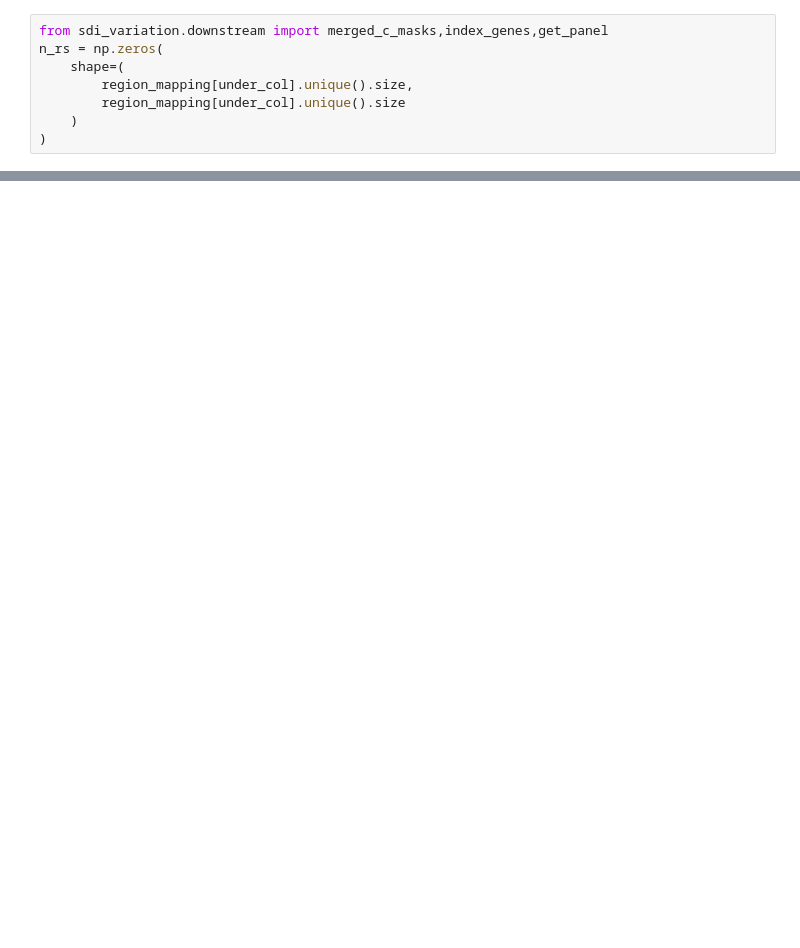
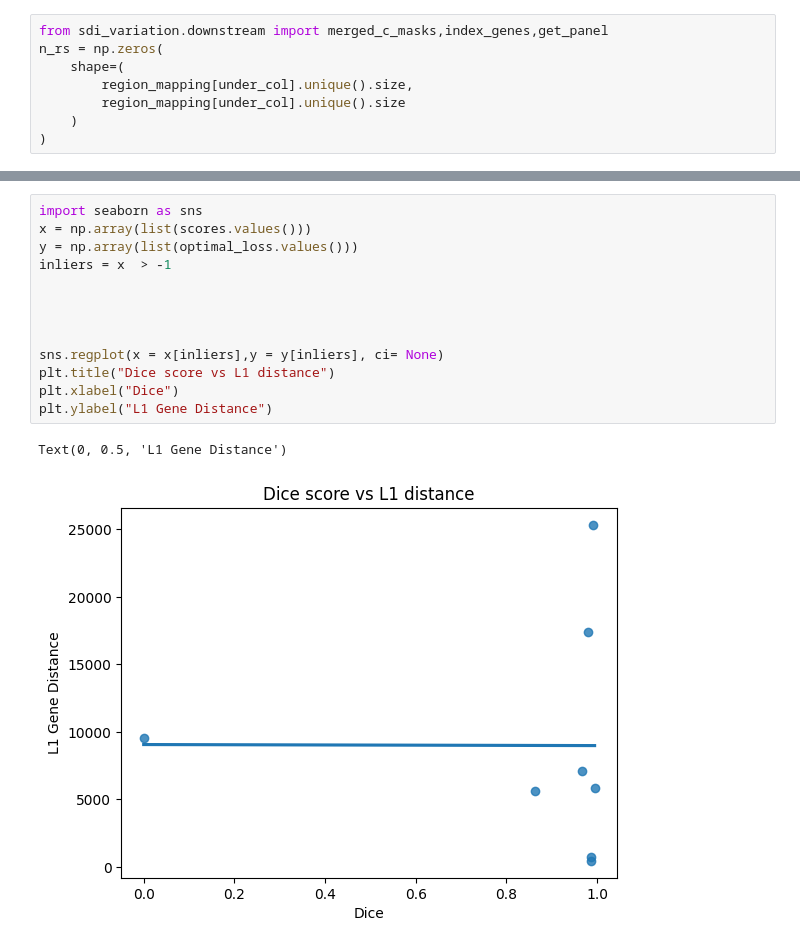
Before and after one commit to ivonr7/cmpt415_spatial_domain_variability, a Jupyter notebook: notebooks/pairwise_gene_dist.ipynb, the cells around one changed output, grey strips where cells are left out. Cells and saved outputs as stored; diff of their text form; blank space fills up the shorter version.

```diff
--- a/notebooks/pairwise_gene_dist.ipynb
+++ b/notebooks/pairwise_gene_dist.ipynb
@@ -186,0 +198,16 @@ Text(0.5, 0, 'Region Pairs')
+# %%
+import seaborn as sns
+x = np.array(list(scores.values()))
+y = np.array(list(optimal_loss.values()))
+inliers = x  > -1
+
+
+
+
+sns.regplot(x = x[inliers],y = y[inliers], ci= None)
+plt.title("Dice score vs L1 distance")
+plt.xlabel("Dice")
+plt.ylabel("L1 Gene Distance")
+# %% [output]
+Text(0, 0.5, 'L1 Gene Distance')
+[figure, added]
```
Also changed, not shown: parts of 21 cells of this notebook.
